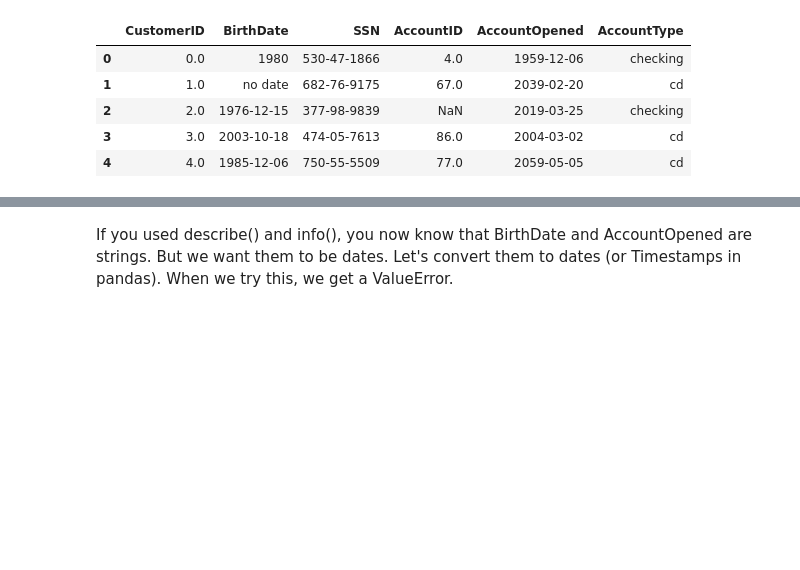
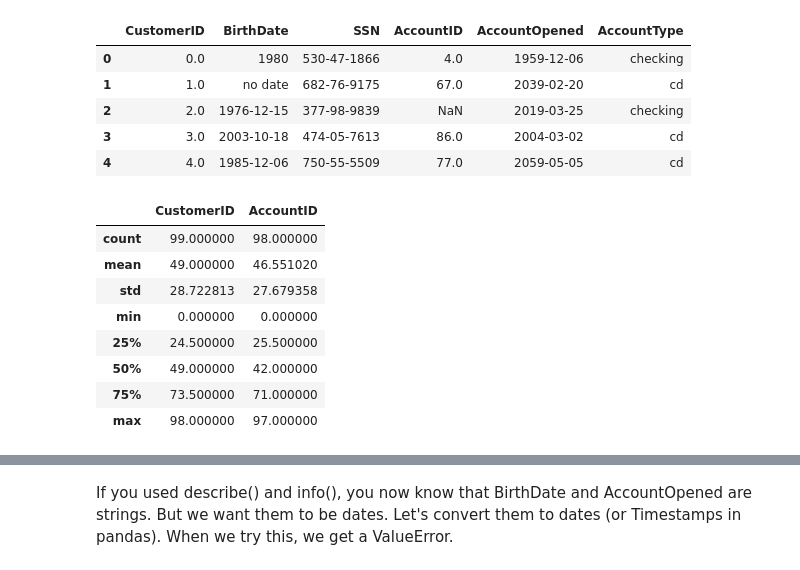
Before and after one commit to oesen-bu/Module-B-semester-2, a Jupyter notebook: OMDS-ModB2-Week1-Esen-Oktay.ipynb, the cells around one changed output, grey strips where cells are left out. Cells and saved outputs as stored; diff of their text form; code cells hidden in the pictures; blank space fills up the shorter version.

```diff
--- a/OMDS-ModB2-Week1-Esen-Oktay.ipynb
+++ b/OMDS-ModB2-Week1-Esen-Oktay.ipynb
@@ -143,3 +161,16 @@ df_bank_loaded.iloc[0:5]
 | 2 | 2.0 | 1976-12-15 | 377-98-9839 | NaN | 2019-03-25 | checking |
 | 3 | 3.0 | 2003-10-18 | 474-05-7613 | 86.0 | 2004-03-02 | cd |
 | 4 | 4.0 | 1985-12-06 | 750-55-5509 | 77.0 | 2059-05-05 | cd |
+# %%
+df_bank_loaded.describe()
+# df_bank_loaded.info()
+# %% [output]
+|  | CustomerID | AccountID |
+| count | 99.000000 | 98.000000 |
+| mean | 49.000000 | 46.551020 |
+| std | 28.722813 | 27.679358 |
+| min | 0.000000 | 0.000000 |
+| 25% | 24.500000 | 25.500000 |
+| 50% | 49.000000 | 42.000000 |
+| 75% | 73.500000 | 71.000000 |
+| max | 98.000000 | 97.000000 |
```
Also changed, not shown: parts of 16 cells of this notebook.
